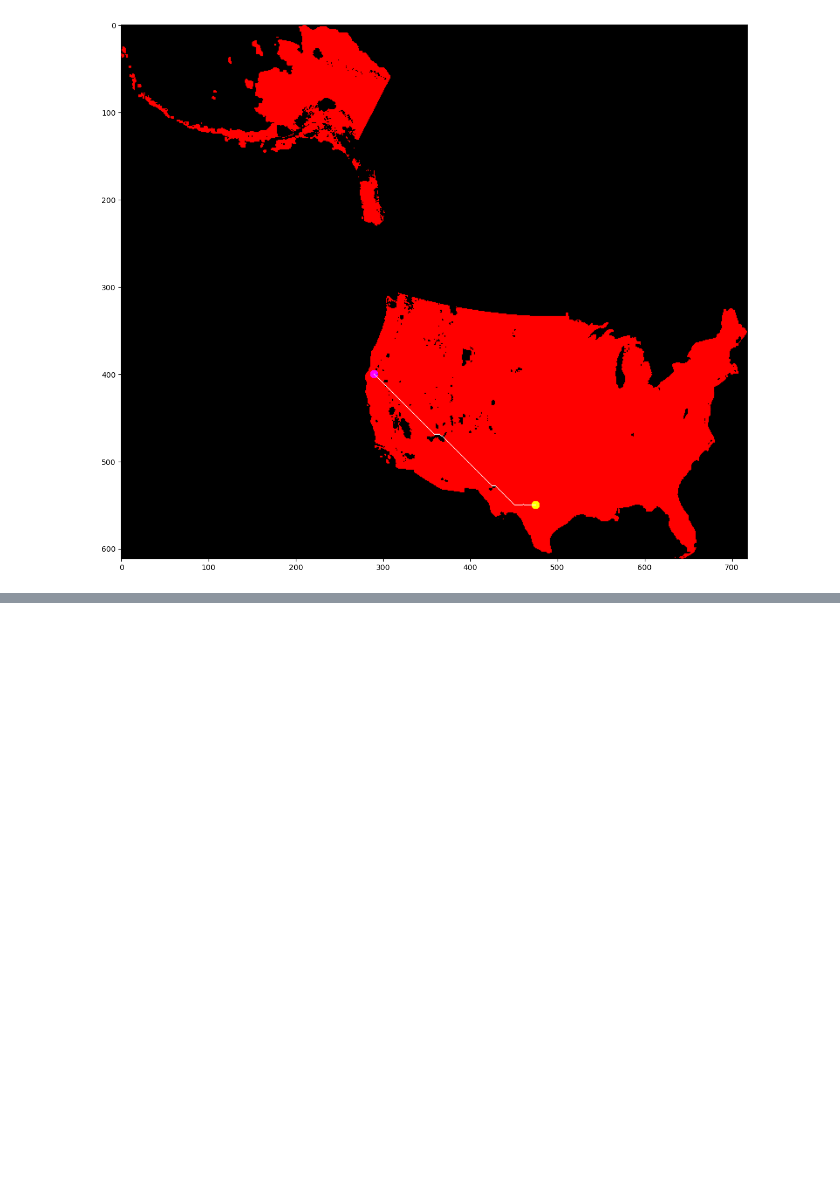
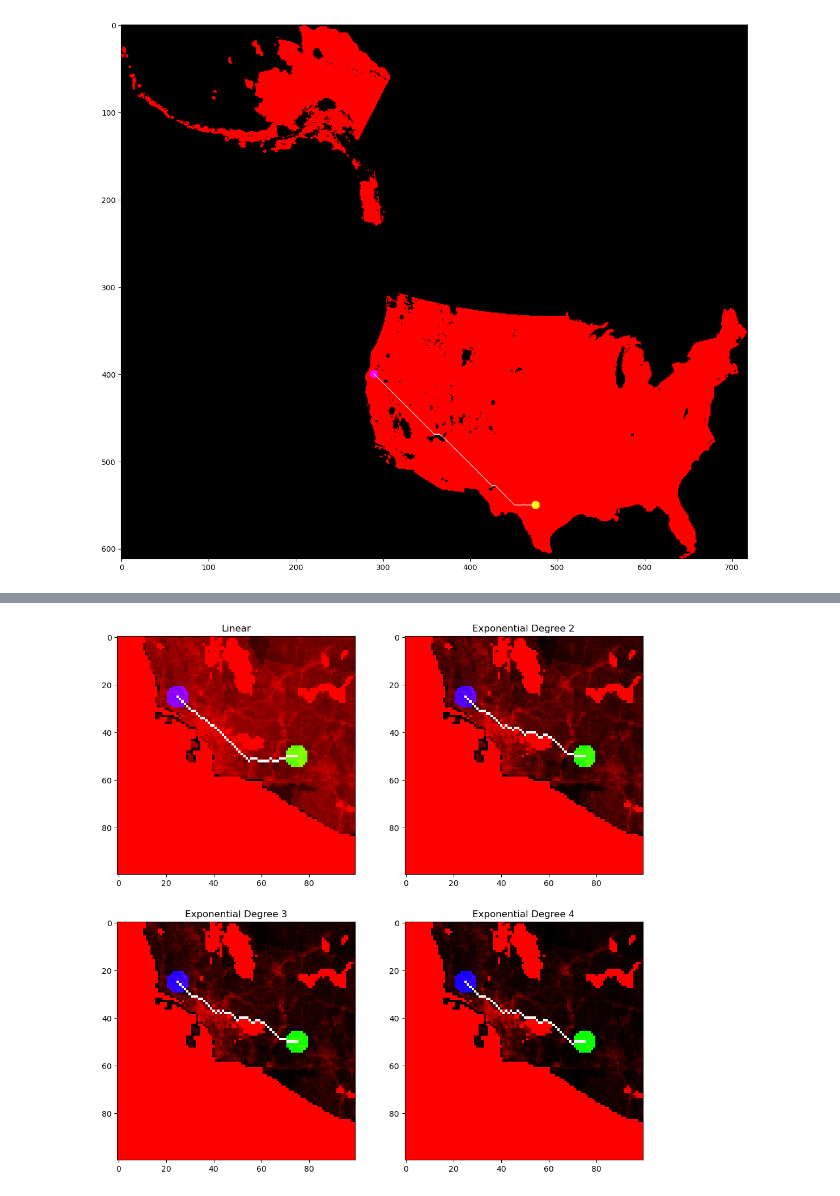
Before and after one commit to NETL-RIC/CO2-Pipeline-Routing-Tool, a Jupyter notebook: Flask/mc-tutorial.ipynb, the cells around one changed output, grey strips where cells are left out. Cells and saved outputs as stored; diff of their text form; code cells hidden in the pictures; blank space fills up the shorter version.

```diff
--- a/Flask/mc-tutorial.ipynb
+++ b/Flask/mc-tutorial.ipynb
@@ -434,0 +342,28 @@ path = [
+# %%
+paths = []
+# Define agent which makes routing choices
+start, target = (475, 300), (500, 350)
+agent = MCAgent(100, 1)
+
+for i in tqdm.tqdm(range(4)):
+    paths.append(
+        agent.route(
+            cost_surface=cost_surfaces[i].cost,
+            start=list(start),
+            target=list(target),
+            show_viz=False
+            )
+        )
+# %%
+
+fig, axes = plt.subplots(nrows=2, ncols=2, figsize=(12,12))
+
+for i, ax in enumerate(axes.flat):
+    obs = visualize(cost_surfaces[i].cost, start, target, path=paths[i])
+    ax.imshow(np.moveaxis(obs, 0, -1)[450:550, 275:375])
+    title='Linear' if i==0 else 'Exponential Degree {}'.format(i+1)
+    ax.set_title(title)
+
+plt.show()
+# %% [output]
+[figure, added]
```
Also changed, not shown: parts of 6 cells of this notebook, 1 other file.
